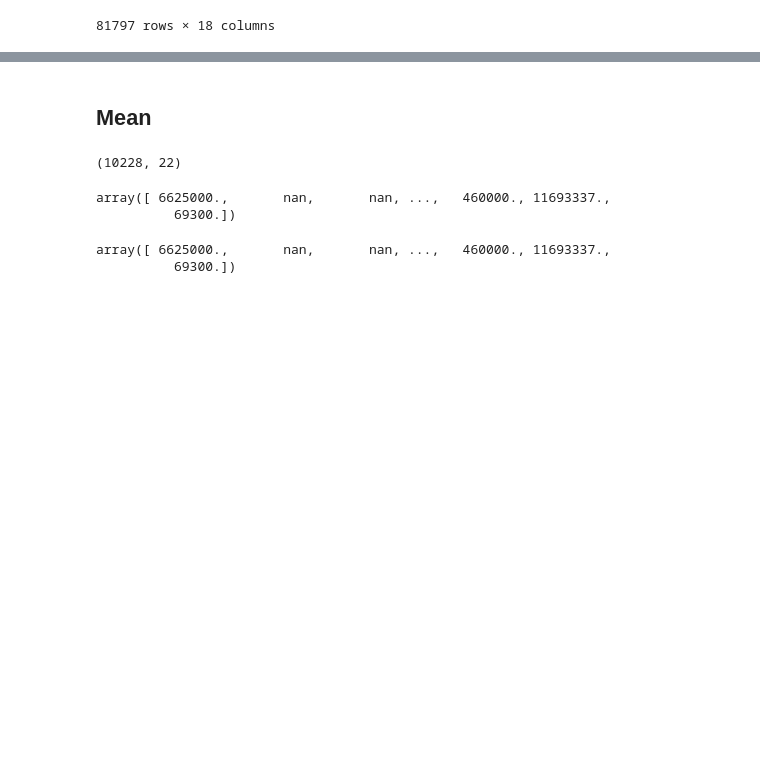
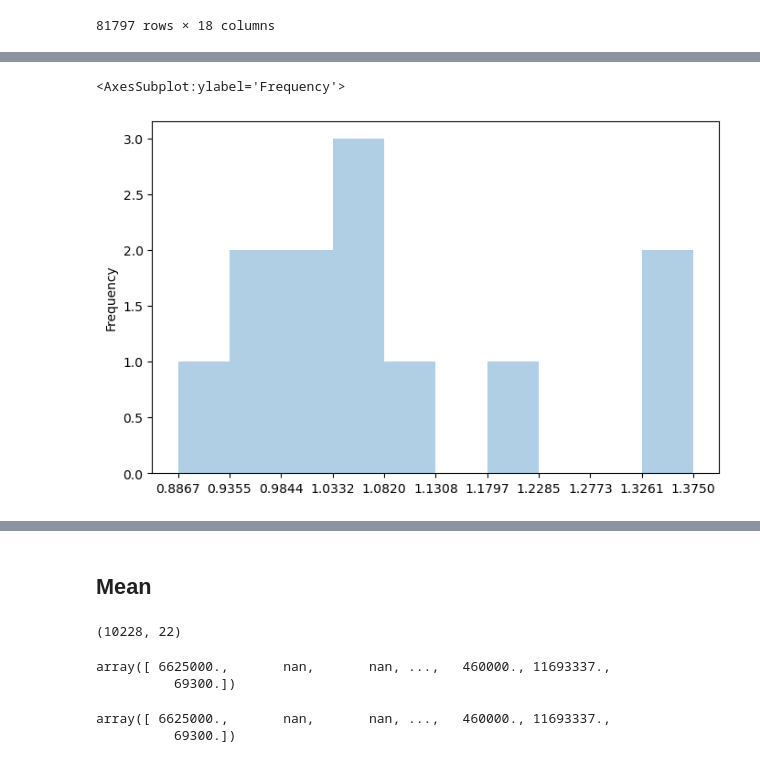
Before and after one commit to melinfebriani/PYTN_Assgn_2_4_Melin-Febriani, a Jupyter notebook: PYTN_Assgn_2_4_Melin-Febriani.ipynb, the cells around one changed output, grey strips where cells are left out. Saved outputs shown, nothing was run; the diff lists cells and outputs as text; code cells hidden in the pictures; blank space fills up the shorter version.

```diff
--- a/PYTN_Assgn_2_4_Melin-Febriani.ipynb
+++ b/PYTN_Assgn_2_4_Melin-Febriani.ipynb
@@ -218,0 +203,2 @@ Text(0.5, 1.0, "Borough by property's average price (in M)")
+# %%
+sale_price = clean_df['SALE_PRICE_IN_M'].groupby([clean_df['SALE_MONTH']]).mean()
@@ -218,0 +213,10 @@ Text(0.5, 1.0, "Borough by property's average price (in M)")
+# %%
+sale_price.plot(
+    kind='hist',
+    figsize=(8, 5),
+    alpha=0.35,
+    xticks=bin_edges
+)
+# %% [output]
+<AxesSubplot:ylabel='Frequency'>
+[figure, added]
```
Also changed, not shown: parts of 60 cells of this notebook.
